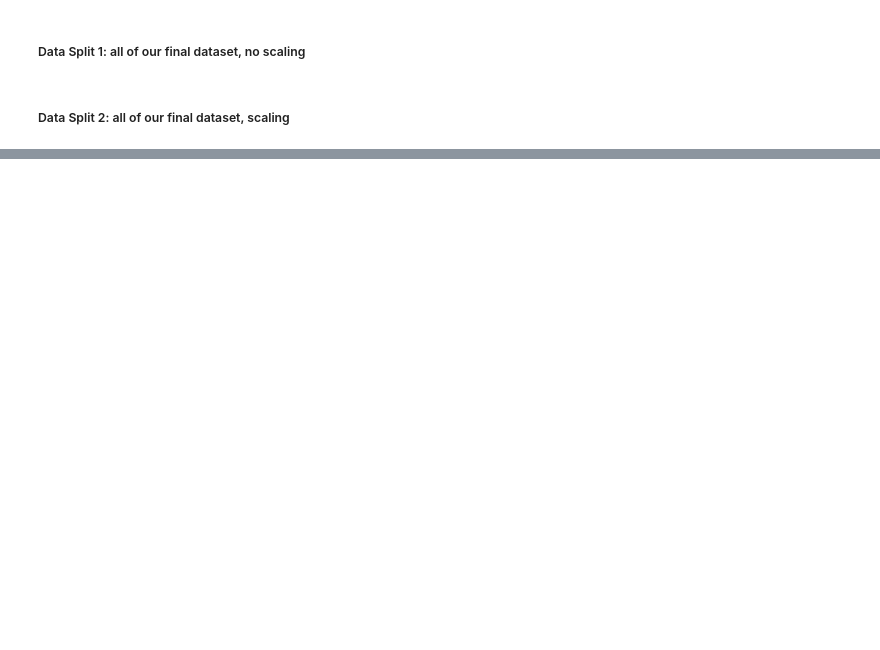
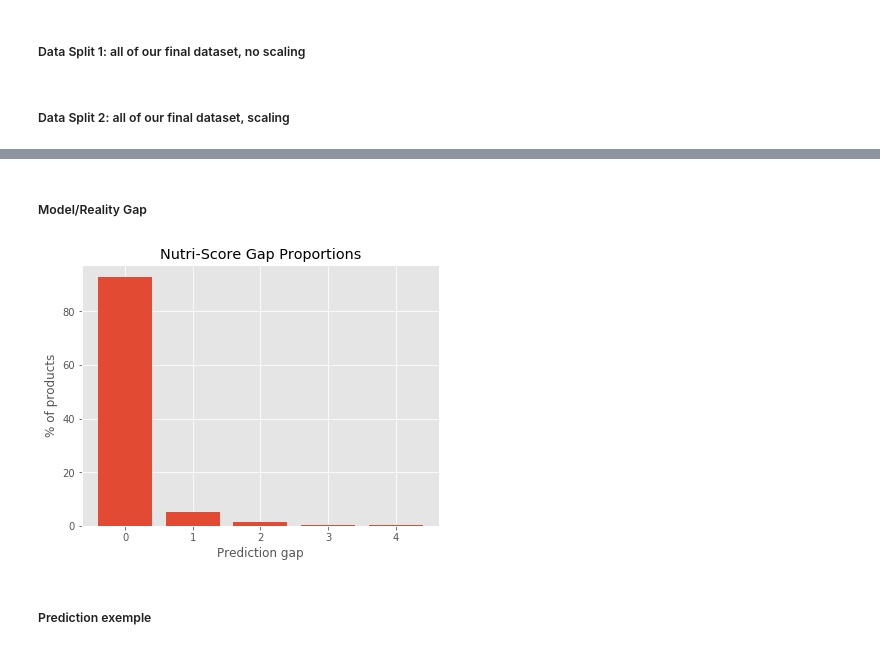
Before and after one commit to mariusbiteau/Groceries-Nutriscore-Prediction, a Jupyter notebook: Analysis_Groceries-Nutriscore-Prediction.ipynb, the cells around one changed output, grey strips where cells are left out. Drawn from its saved outputs; the diff is of its cells as text; code cells hidden in the pictures; blank space fills up the shorter version.

```diff
--- a/Analysis_Groceries-Nutriscore-Prediction.ipynb
+++ b/Analysis_Groceries-Nutriscore-Prediction.ipynb
@@ -354,0 +573,13 @@ Accuracy for a k-NN on validation dataset : 86.94 %
+# %% [markdown]
+##### Model/Reality Gap
+# %%
+ecart = [list(abs(y_test - rf_grid_predictions)).count(k)/len(y_test)*100 for k in range(5)]
+plt.bar(height = ecart, x =range(5))
+plt.xlabel("Prediction gap")
+plt.ylabel("% of products")
+plt.title("Nutri-Score Gap Proportions")
+plt.show()
+# %% [output]
+[figure, added]
+# %% [markdown]
+##### Prediction exemple
```
Also changed, not shown: parts of 52 cells of this notebook, 1 other file.
